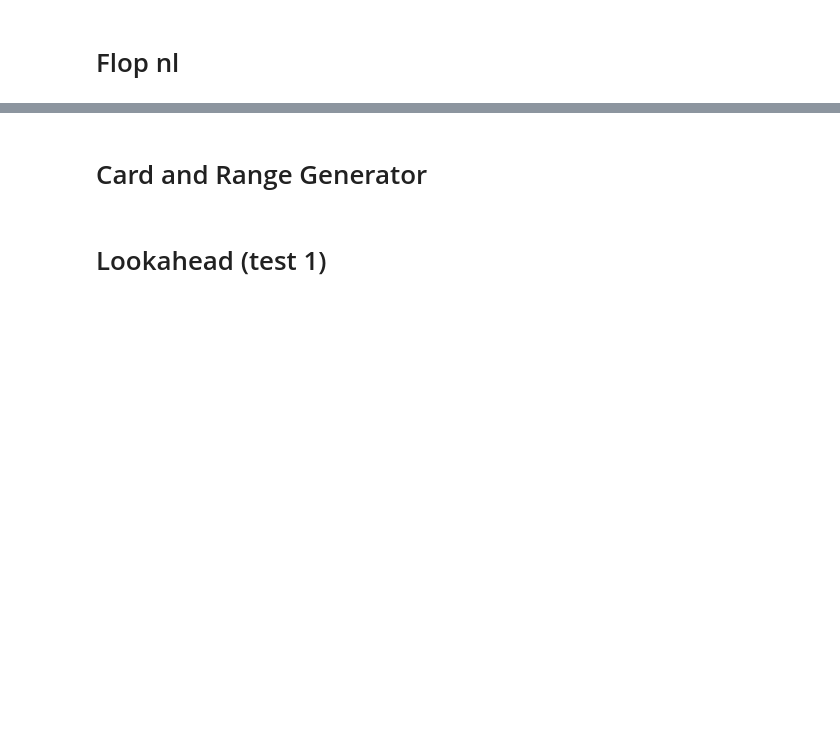
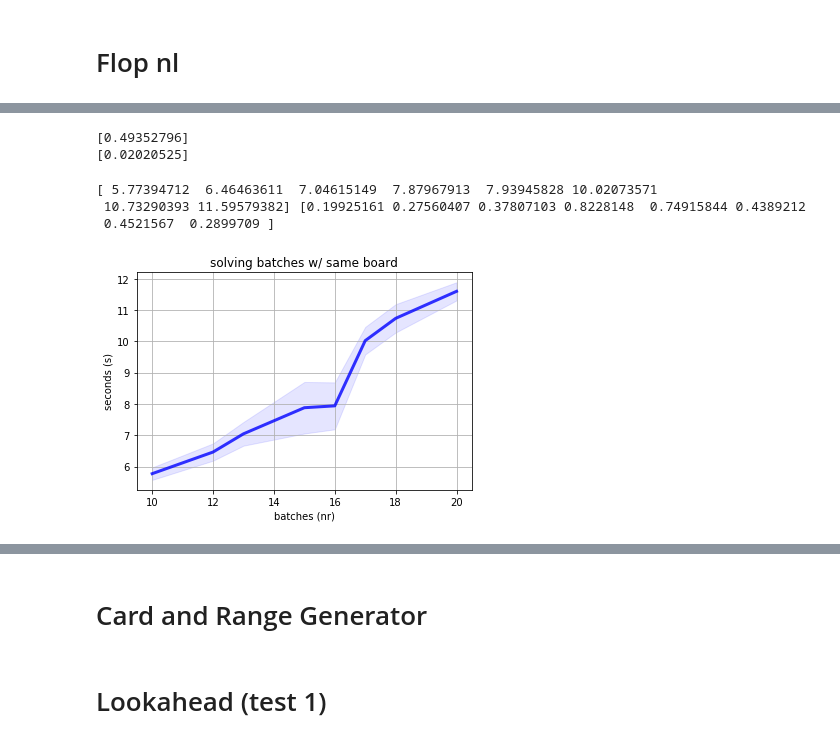
Before and after one commit to doas3140/PyStack, a Jupyter notebook: tests.ipynb, the cells around one changed output, grey strips where cells are left out. Drawn from its saved outputs; the diff is of its cells as text; code cells hidden in the pictures; blank space fills up the shorter version.

Commit message:
added experiments for parameters
goal is to  minimize time w/out decreasing accuracy.

```diff
--- a/tests.ipynb
+++ b/tests.ipynb
@@ -144,0 +473,37 @@ Exploitability: 6.5897217 [chips]
+# %%
+ats = np.array(r)
+ats.shape
+ats /= times
+print(np.mean(ats,axis=0))
+print(np.std(ats,axis=0))
+# %% [output]
+[0.49352796]
+[0.02020525]
+# %%
+ats2 = ats.copy()
+ats = np.clip(ats,0,12)
+# %%
+import matplotlib.pyplot as plt
+%matplotlib inline
+
+x = times
+y = np.array(ats)
+mean = np.mean(y, axis=0)
+std = np.std(y, axis=0)
+print(mean, std)
+
+fig, ax = plt.subplots()
+
+ax.plot(x, mean, lw = 3, color='b', alpha = 0.8, label = '')
+y_low = mean - std
+y_high = mean + std
+ax.fill_between(x, y_low, y_high, color='b', alpha = 0.1)
+
+ax.set(xlabel='batches (nr)', ylabel='seconds (s)',
+       title='solving batches w/ same board')
+ax.grid()
+# %% [output]
+[ 5.77394712  6.46463611  7.04615149  7.87967913  7.93945828 10.02073571
+ 10.73290393 11.59579382] [0.19925161 0.27560407 0.37807103 0.8228148  0.74915844 0.4389212
+ 0.4521567  0.2899709 ]
+[figure, added]
```
Also changed, not shown: parts of 35 cells of this notebook, 1 other file.
